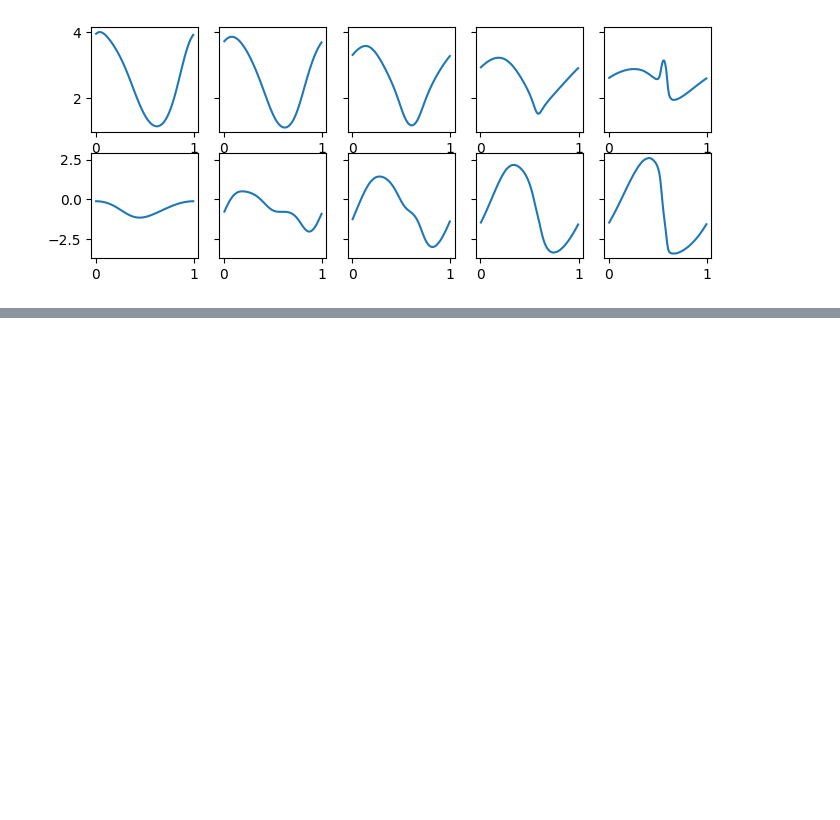
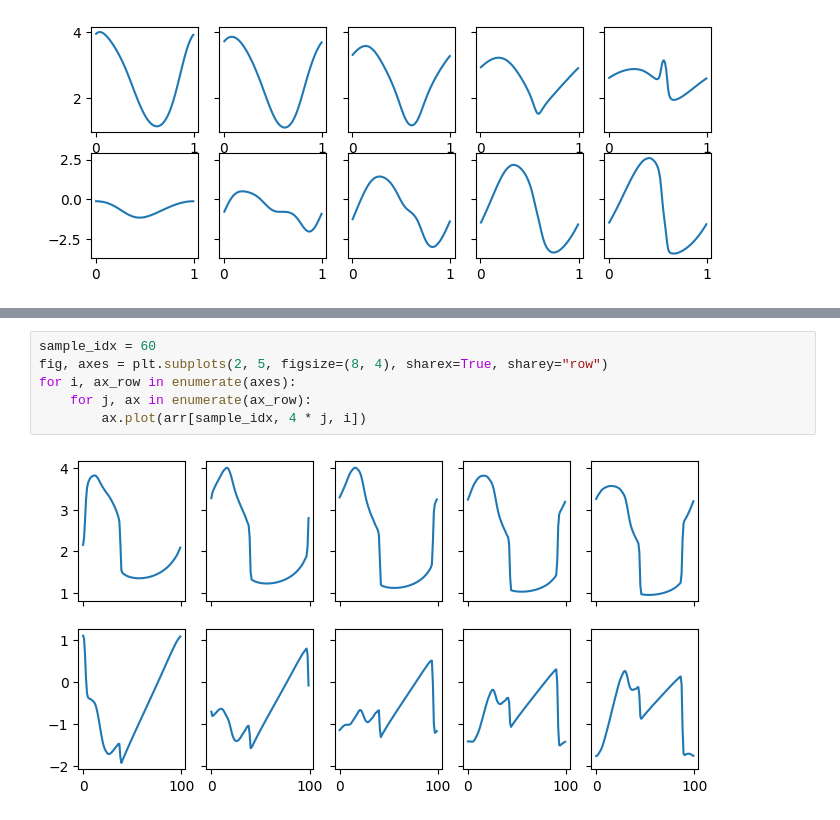
Before and after one commit to xx257xx/CONTEXT_FLUX_NO, a Jupyter notebook: notebooks/training/shallow_water_1d.ipynb, the cells around one changed output, grey strips where cells are left out. Drawn from its saved outputs; the diff is of its cells as text; blank space fills up the shorter version.

```diff
--- a/notebooks/training/shallow_water_1d.ipynb
+++ b/notebooks/training/shallow_water_1d.ipynb
@@ -49,0 +226,8 @@ for i, axes_row in enumerate(axes):
+# %%
+sample_idx = 60
+fig, axes = plt.subplots(2, 5, figsize=(8, 4), sharex=True, sharey="row")
+for i, ax_row in enumerate(axes):
+    for j, ax in enumerate(ax_row):
+        ax.plot(arr[sample_idx, 4 * j, i])
+# %% [output]
+[figure, added]
```
Also changed, not shown: parts of 23 cells of this notebook, 12 other files.
